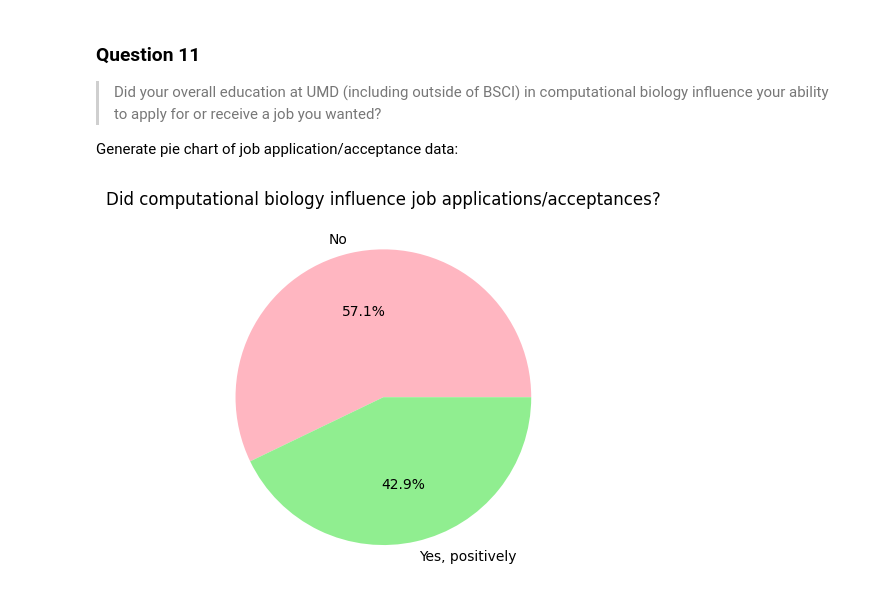
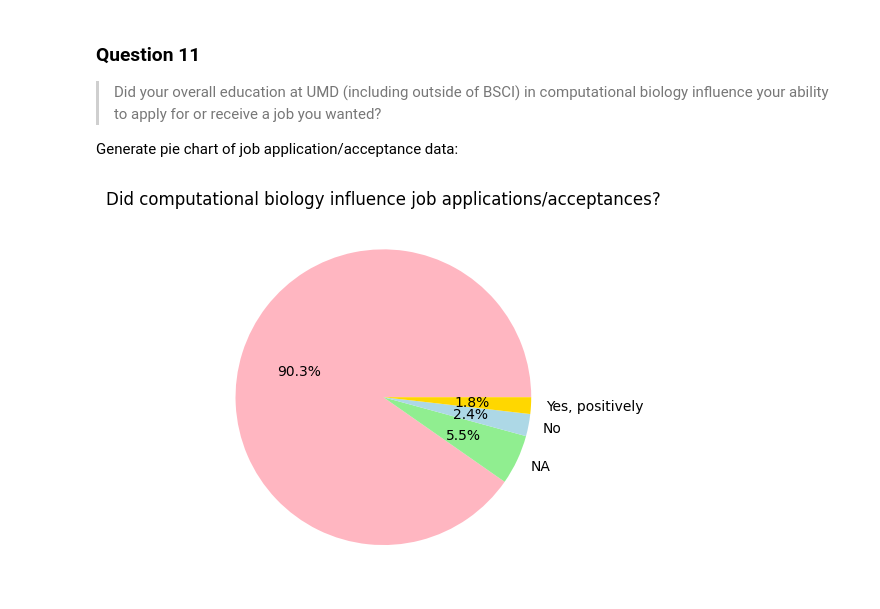
Before and after one commit to maxinehsu/summary-visualizations, a Jupyter notebook: viz.ipynb, the cells around one changed output. Cells and saved outputs as stored; diff of their text form; code cells hidden in the pictures.

```diff
--- a/viz.ipynb
+++ b/viz.ipynb
@@ -5,7 +5,7 @@ import re
 # %% [markdown]
 ## General data organization
 # %%
-df = pd.read_csv("student_responses.csv")
+df = pd.read_csv("student_responses.csv", keep_default_na=False)
 
 # rename column headers as question numbers
 df.columns = ["timestamp", "q1", "q2", "q3", "q4", "q5", "q6", "q7", "q8", "q9", "q10", "q11", "q12", "q13", "q14"]
@@ -145,13 +145,13 @@ plt.show()
 
 Generate pie chart of graduation data:
 # %%
-pie_chart_colors = ["lightpink", "lightgreen"]
+pie_colors = ["lightpink", "lightgreen", "lightblue", "gold"]
 
 q10_counts = df["q10"].value_counts()
 q10_ans = q10_counts.index.tolist()
 
 # generate pie chart
-plt.pie(q10_counts, labels=q10_ans, autopct="%1.1f%%", colors=pie_chart_colors)
+plt.pie(q10_counts, labels=q10_ans, autopct="%1.1f%%", colors=pie_colors)
 plt.title("Graduating Spring 2024")
 
 plt.show()
@@ -165,11 +165,11 @@ Generate pie chart of job application/acceptance data:
 # %%
 q11_counts = df["q11"].value_counts()
 q11_ans = q11_counts.index.tolist()
 
 # generate pie chart
-plt.pie(q11_counts, labels=q11_ans, autopct="%1.1f%%", colors=pie_chart_colors)
+plt.pie(q11_counts, labels=q11_ans, autopct="%1.1f%%", colors=pie_colors)
 plt.title("Did computational biology influence job applications/acceptances?")
 
 plt.show()
 # %% [output]
-[figure, old version]
+[figure, new version]
```
